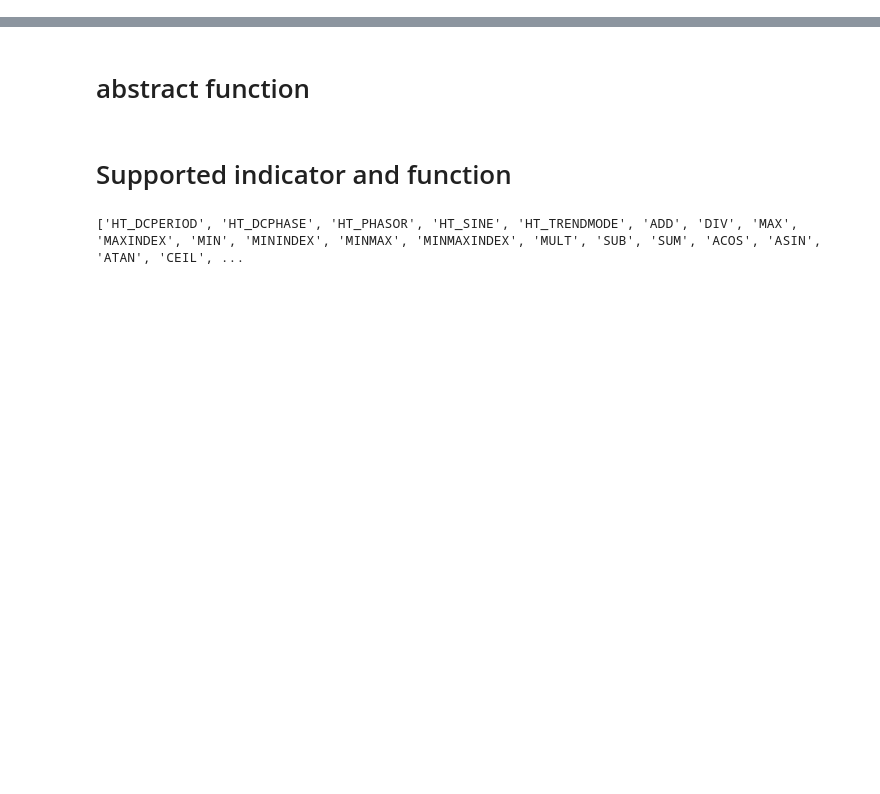
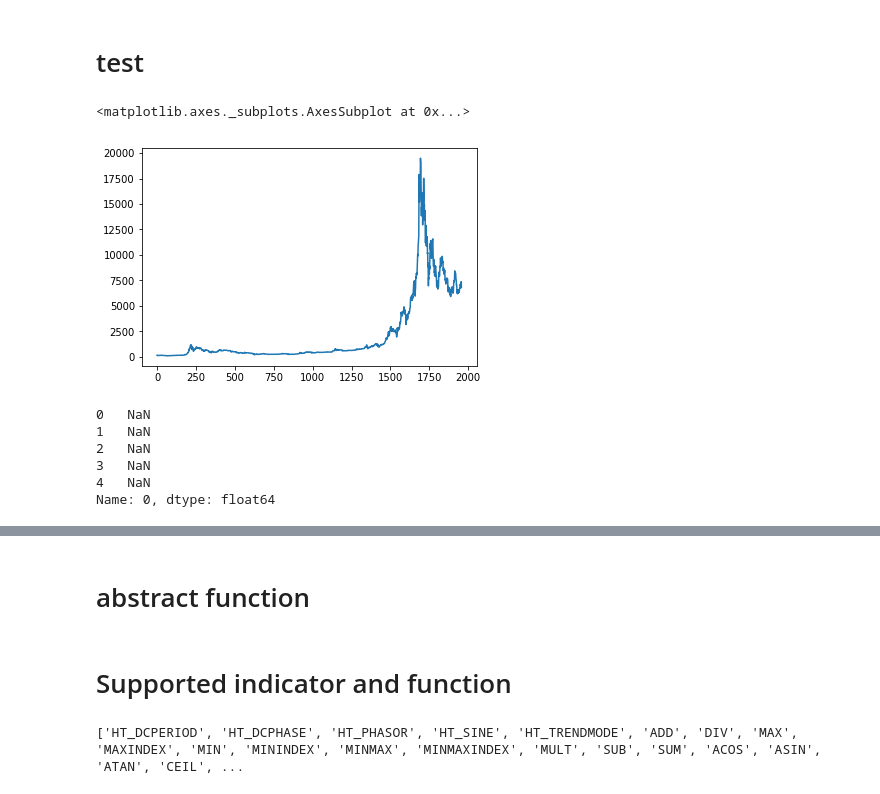
Before and after one commit to gary136/Work_files, a Jupyter notebook: ta-lib.ipynb, the cells around one changed output, grey strips where cells are left out. Saved outputs shown, nothing was run; the diff lists cells and outputs as text; code cells hidden in the pictures; blank space fills up the shorter version.

```diff
--- a/ta-lib.ipynb
+++ b/ta-lib.ipynb
@@ -88,0 +177,15 @@ momentum = talib.MOM(data.iloc[:, 4], timeperiod=5)
+# %% [markdown]
+# test
+# %%
+btc_tech = {
+    'open': data.iloc[:, 1],
+    'high': data.iloc[:, 2],
+    'low': data.iloc[:, 3],
+    'close': data.iloc[:, 4],
+    'volume' : data.iloc[:, 5]
+}
+# %%
+btc_tech['close'].plot()
+# %% [output]
+<matplotlib.axes._subplots.AxesSubplot at 0x...>
+[figure, added]
@@ -88,0 +207,9 @@ momentum = talib.MOM(data.iloc[:, 4], timeperiod=5)
+# %%
+k[:5]
+# %% [output]
+0   NaN
+1   NaN
+2   NaN
+3   NaN
+4   NaN
+Name: 0, dtype: float64
```
Also changed, not shown: parts of 20 cells of this notebook, 18 other files.
